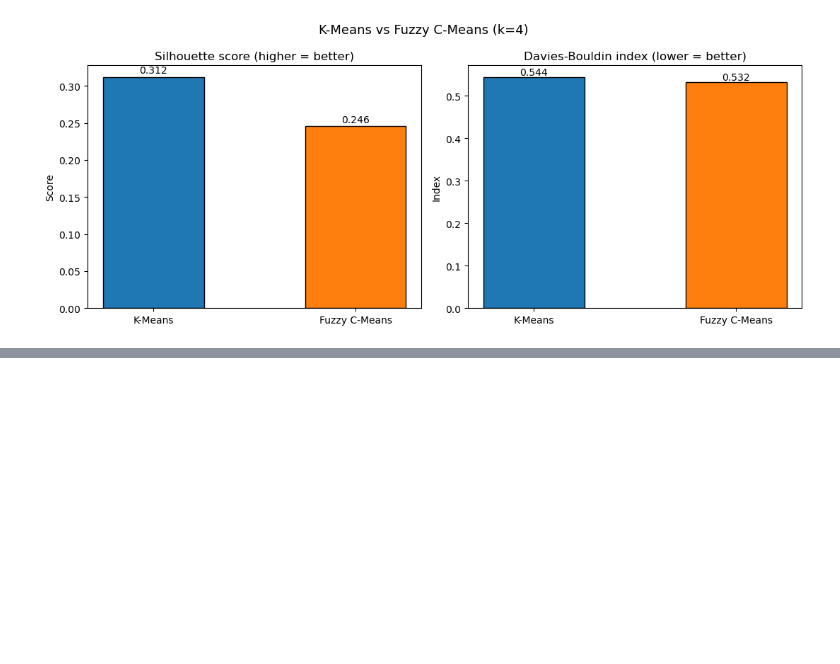
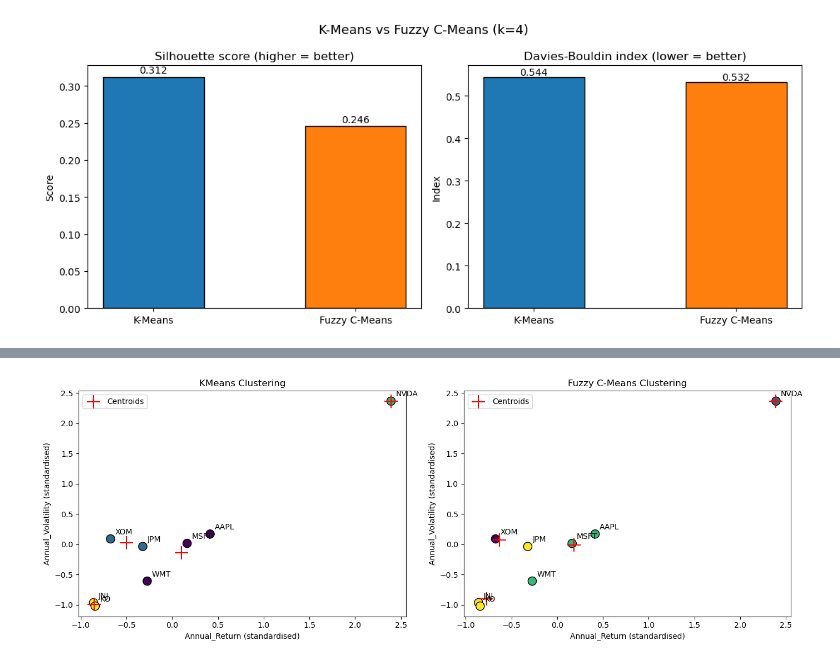
Before and after one commit to duntski/CA1_2026081, a Jupyter notebook: Dulamsuren_Tsamba_CA1_MLforBis_HDip.ipynb, the cells around one changed output, grey strips where cells are left out. Saved outputs shown, nothing was run; the diff lists cells and outputs as text; code cells hidden in the pictures; blank space fills up the shorter version.

Commit message:
Add cluster profiling, membership analysis and cluster plots
Show the K-Means and Fuzzy C-Means cluster assigned to each company

```diff
--- a/Dulamsuren_Tsamba_CA1_MLforBis_HDip.ipynb
+++ b/Dulamsuren_Tsamba_CA1_MLforBis_HDip.ipynb
@@ -315,0 +355,35 @@ plt.show()
+# %%
+#Visualize
+# Pick two features to plot
+fx, fy = 0, 1   # 0 = Annual_Return, 1 = Annual_Volatility
+names = summary.columns.tolist()
+
+plt.figure(figsize=(14, 5))
+
+# Plot K-Means results
+plt.subplot(1, 2, 1)
+plt.scatter(X[:, fx], X[:, fy], c=kmeans_labels, cmap="viridis", s=120, edgecolors="black")
+plt.scatter(kmeans.cluster_centers_[:, fx], kmeans.cluster_centers_[:, fy],
+            c="red", marker="+", s=300, label="Centroids")
+for i, ticker in enumerate(summary.index):
+    plt.annotate(ticker, (X[i, fx], X[i, fy]), xytext=(6, 6), textcoords="offset points")
+plt.xlabel(names[fx] + " (standardised)")
+plt.ylabel(names[fy] + " (standardised)")
+plt.title("KMeans Clustering")
+plt.legend()
+
+# Plot Fuzzy C-Means results
+plt.subplot(1, 2, 2)
+plt.scatter(X[:, fx], X[:, fy], c=fcm_labels, cmap="viridis", s=120, edgecolors="black")
+plt.scatter(cntr[:, fx], cntr[:, fy], c="red", marker="+", s=300, label="Centroids")
+for i, ticker in enumerate(summary.index):
+    plt.annotate(ticker, (X[i, fx], X[i, fy]), xytext=(6, 6), textcoords="offset points")
+plt.xlabel(names[fx] + " (standardised)")
+plt.ylabel(names[fy] + " (standardised)")
+plt.title("Fuzzy C-Means Clustering")
+plt.legend()
+
+plt.tight_layout()
+plt.show()
+# %% [output]
+[figure, added]
```
Also changed, not shown: parts of 1 cell of this notebook.
